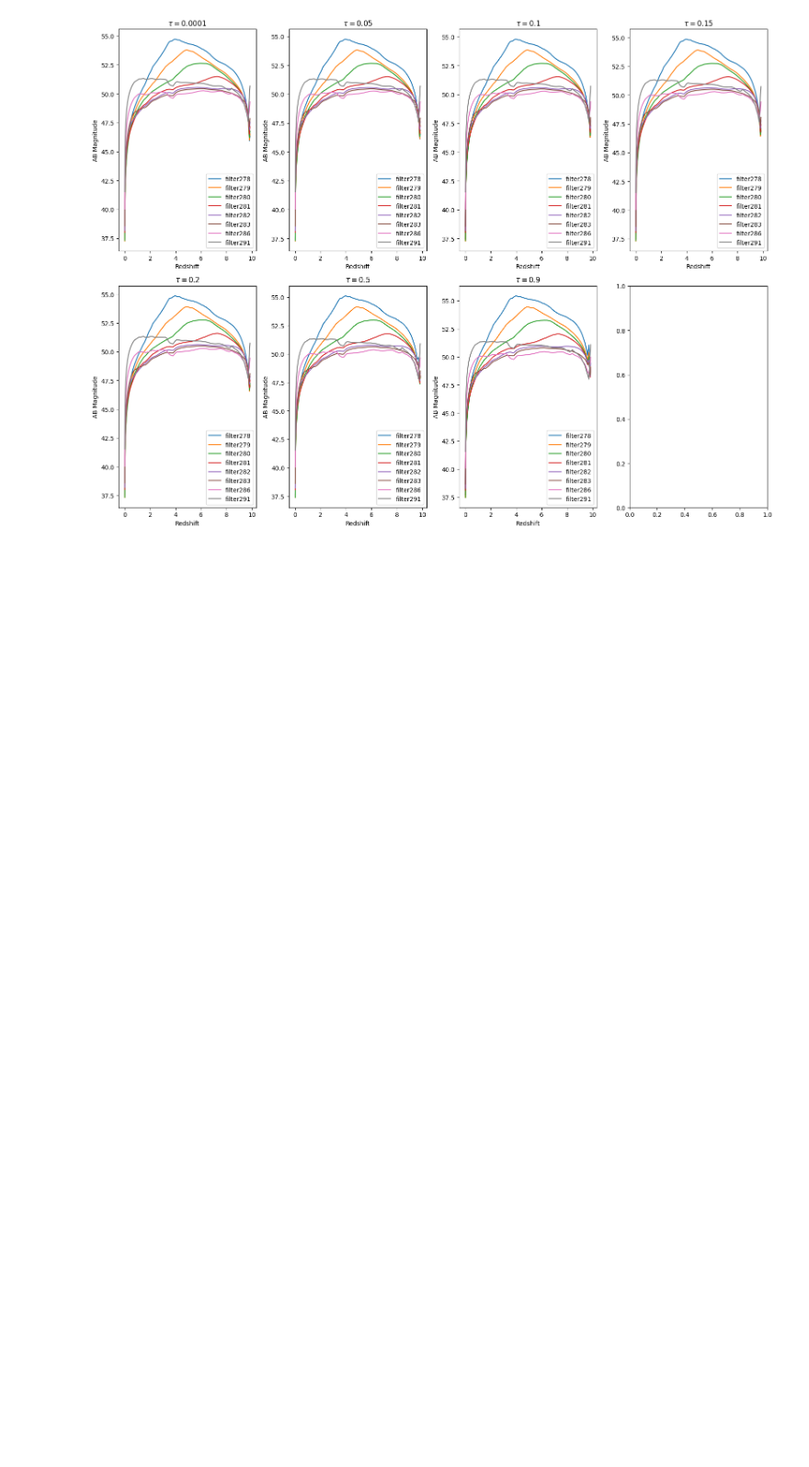
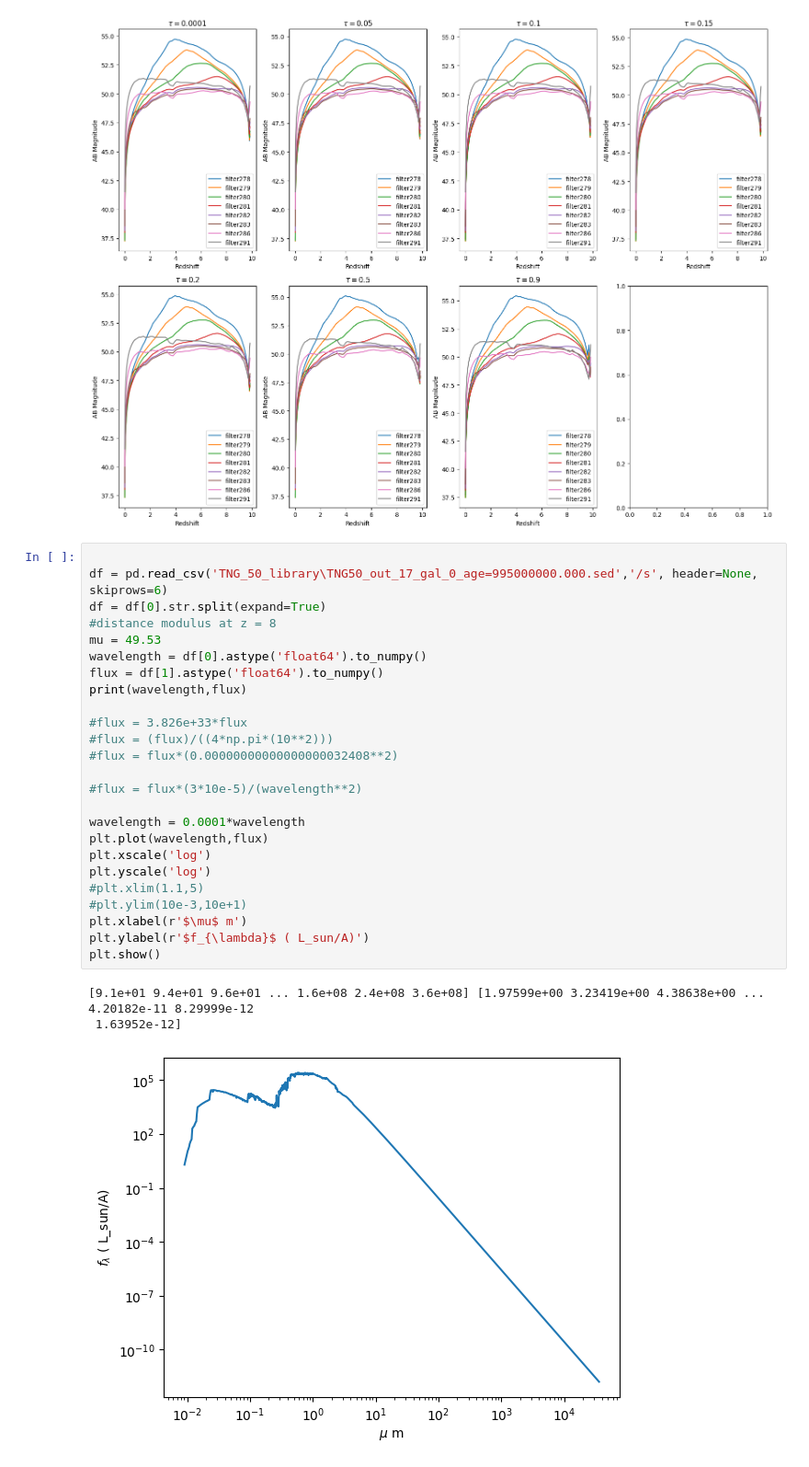
Before and after one commit to clilje/summer_2023, a Jupyter notebook: Week 1/JWST project/plot-spectrum.ipynb, the cells around one changed output. Shown at 92% size. Cells and saved outputs as stored; diff of their text form; blank space fills up the shorter version.

```diff
--- a/Week 1/plot-spectrum.ipynb
+++ b/Week 1/JWST project/plot-spectrum.ipynb
@@ -649,3 +649,32 @@ plt.show()
 10
 11
 [figure]
+# %%
+
+df = pd.read_csv('TNG_50_library\TNG50_out_17_gal_0_age=995000000.000.sed','/s', header=None, skiprows=6)
+df = df[0].str.split(expand=True)
+#distance modulus at z = 8
+mu = 49.53
+wavelength = df[0].astype('float64').to_numpy()
+flux = df[1].astype('float64').to_numpy()
+print(wavelength,flux)
+
+#flux = 3.826e+33*flux
+#flux = (flux)/((4*np.pi*(10**2)))
+#flux = flux*(0.00000000000000000032408**2)
+
+#flux = flux*(3*10e-5)/(wavelength**2)
+
+wavelength = 0.0001*wavelength
+plt.plot(wavelength,flux)
+plt.xscale('log')
+plt.yscale('log')
+#plt.xlim(1.1,5)
+#plt.ylim(10e-3,10e+1)
+plt.xlabel(r'$\mu$ m')
+plt.ylabel(r'$f_{\lambda}$ ( L_sun/A)')
+plt.show()
+# %% [output]
+[9.1e+01 9.4e+01 9.6e+01 ... 1.6e+08 2.4e+08 3.6e+08] [1.97599e+00 3.23419e+00 4.38638e+00 ... 4.20182e-11 8.29999e-12
+ 1.63952e-12]
+[figure, added]
```
Also changed, not shown: parts of 1 cell of this notebook, 10 other files.
